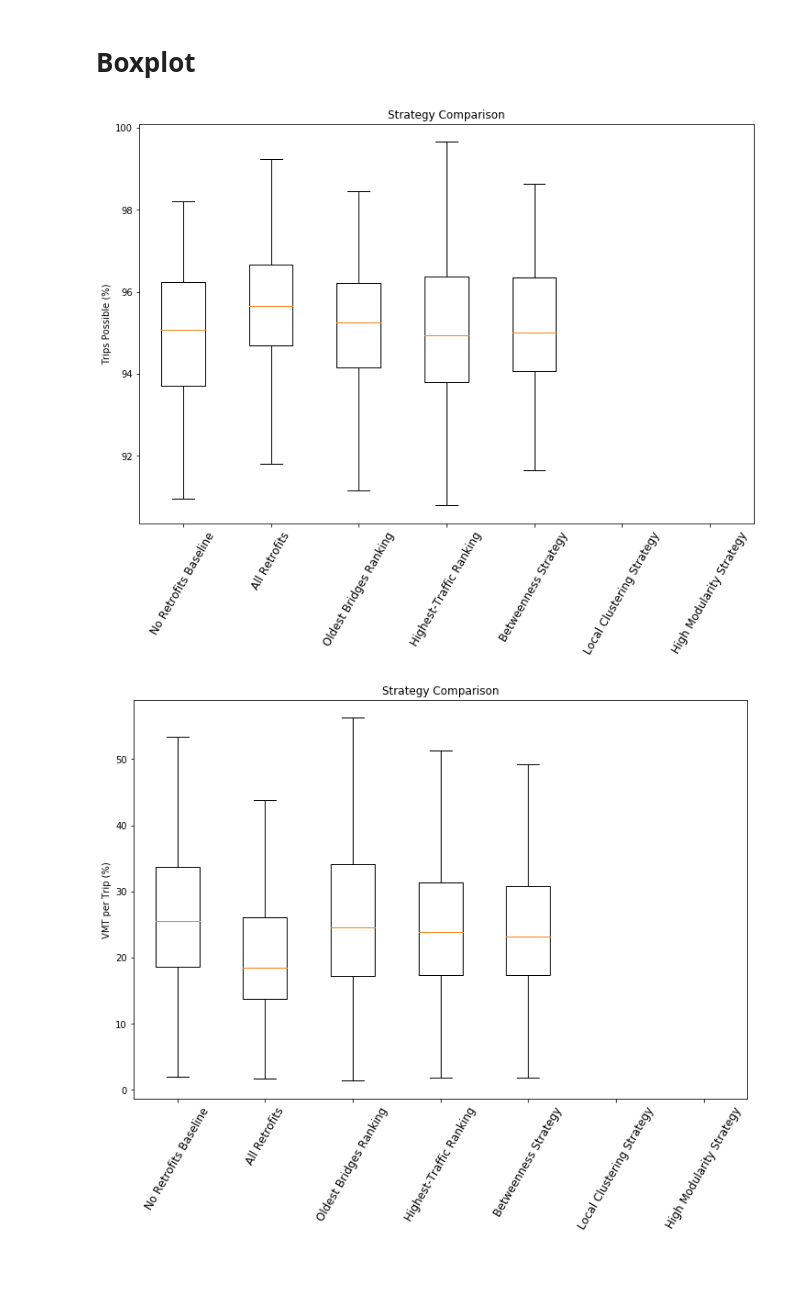
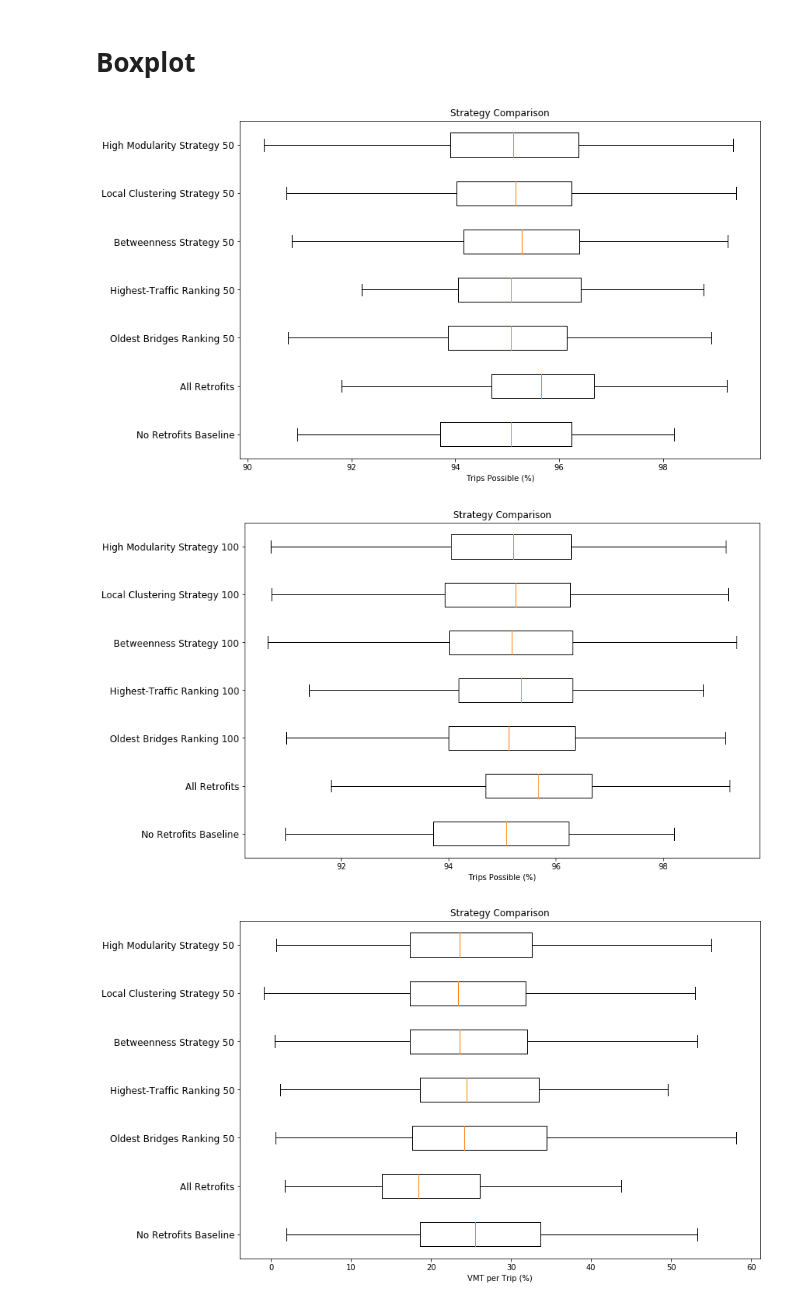
Before and after one commit to rsyoung96/bridgenet, a Jupyter notebook: Results_analysis.ipynb, the cells around one changed output. Saved outputs shown, nothing was run; the diff lists cells and outputs as text; code cells hidden in the pictures; blank space fills up the shorter version.

```diff
--- a/Results_analysis.ipynb
+++ b/Results_analysis.ipynb
@@ -61,6 +74,18 @@ full_titles = {'noret': 'No Retrofits Baseline',
 plt.figure(figsize=(8,8))
 for strat in strategies:
     plt.scatter(trips[strat], vmt_per_trip[strat], label=strat)
+plt.xlabel('Trips Possible (%)')
+plt.ylabel('$\Delta$ VMT per Trip (%)')
+plt.legend()
+plt.show()
+
+plt.figure(figsize=(8,8))
+trip_means = np.array([np.mean(trips[strat]) for strat in strategies])
+vmt_means = np.array([np.mean(vmt_per_trip[strat]) for strat in strategies])
+count = 0
+for strat in strategies:
+    plt.scatter(trip_means[count], vmt_means[count], label=strat)
+    count+=1
 plt.xlabel('Trips Possible (%)')
 plt.ylabel('$\Delta$ VMT per Trip (%)')
 plt.legend()
@@ -140,33 +212,44 @@ plt.show()
 # %%
 #plt.figure(figsize=(12, 8))
 #full_data = [total_time[strat] for strat in strategies]
 #plt.boxplot(full_data, 0, '')
 #plt.title('Strategy Comparison')
 #plt.ylabel('Travel Time Increase (%)')
 #ax = plt.gca()
 #titles_array = [full_titles[strat] for strat in strategies]
 #ax.set_xticklabels(titles_array, rotation = 60, size=12)
 #plt.show()
 
 plt.figure(figsize=(12, 8))
-full_data = [trips[strat] for strat in strategies]
-plt.boxplot(full_data, 0, '')
+full_data = [trips[strat] for strat in strategies[0:7]]
+plt.boxplot(full_data, 0, '',vert=False)
 plt.title('Strategy Comparison')
-plt.ylabel('Trips Possible (%)')
+plt.xlabel('Trips Possible (%)')
 ax = plt.gca()
-titles_array = [full_titles[strat] for strat in strategies]
-ax.set_xticklabels(titles_array, rotation = 60, size=12)
+titles_array = [full_titles[strat] for strat in strategies[0:7]]
+ax.set_yticklabels(titles_array, size=12)
 plt.show()
 
 plt.figure(figsize=(12, 8))
-full_data = [vmt_per_trip[strat] for strat in strategies]
-plt.boxplot(full_data, 0, '')
+full_data = [trips[strat] for strat in (strategies[0:2] + strategies[7:12])]
+plt.boxplot(full_data, 0, '',vert=False)
 plt.title('Strategy Comparison')
-plt.ylabel('VMT per Trip (%)')
+plt.xlabel('Trips Possible (%)')
 ax = plt.gca()
-titles_array = [full_titles[strat] for strat in strategies]
-ax.set_xticklabels(titles_array, rotation = 60, size=12)
+titles_array = [full_titles[strat] for strat in (strategies[0:2] + strategies[7:12])]
+ax.set_yticklabels(titles_array, size=12)
 plt.show()
+
+plt.figure(figsize=(12, 8))
+full_data = [vmt_per_trip[strat] for strat in strategies[0:7]]
+plt.boxplot(full_data, 0, '',vert=False)
+plt.title('Strategy Comparison')
+plt.xlabel('VMT per Trip (%)')
+ax = plt.gca()
+titles_array = [full_titles[strat] for strat in strategies[0:7]]
+ax.set_yticklabels(titles_array, size=12)
+plt.show()
 # %% [output]
-[figure, old version]
+[figure, new version]
-[figure, old version]
+[figure, new version]
+[figure, added]
```
Also changed, not shown: parts of 9 cells of this notebook, 1 other file.
